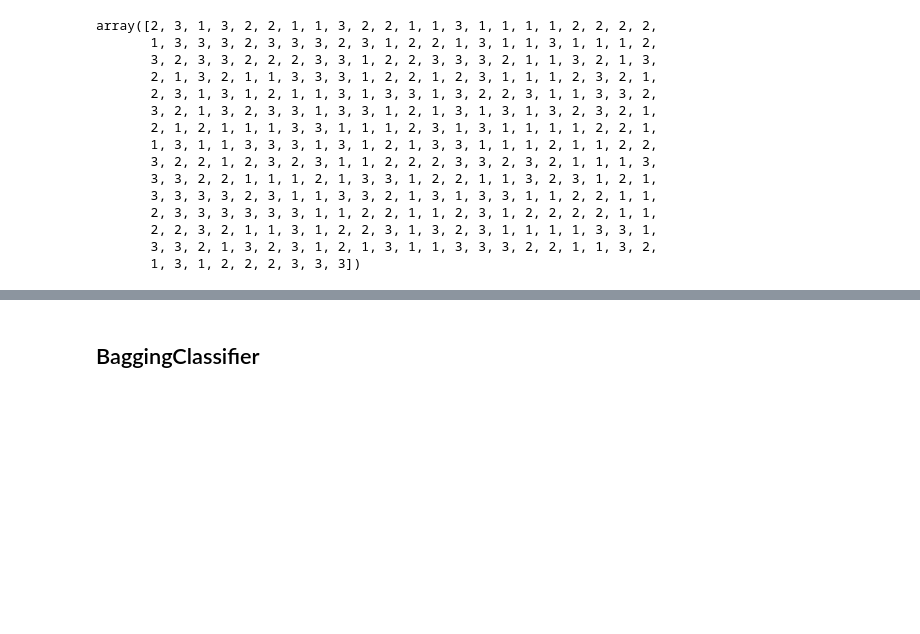
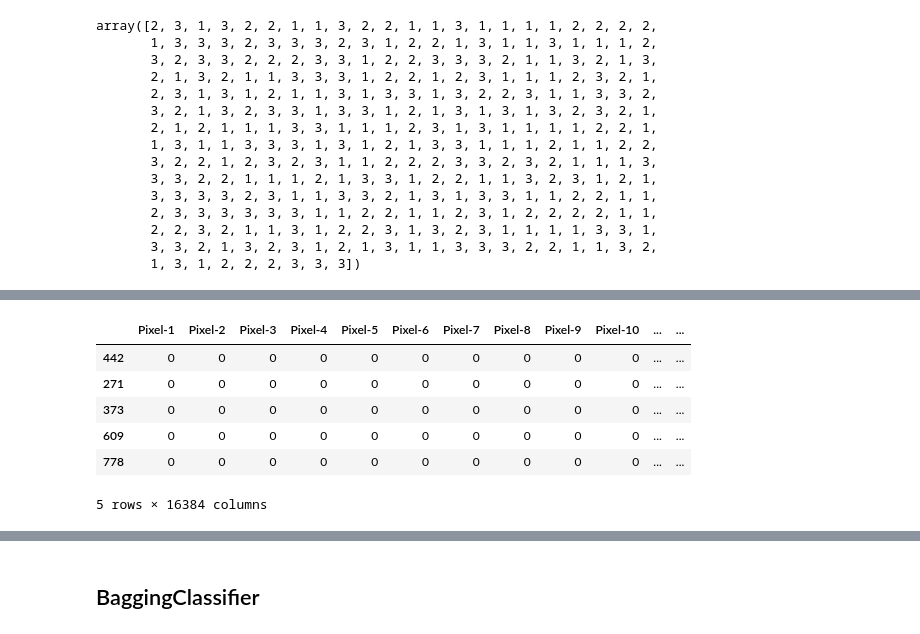
Before and after one commit to negativenagesh/Arecaverse, a Jupyter notebook: EDA/eda.ipynb, the cells around one changed output, grey strips where cells are left out. Cells and saved outputs as stored; diff of their text form; code cells hidden in the pictures; blank space fills up the shorter version.

```diff
--- a/EDA/eda.ipynb
+++ b/EDA/eda.ipynb
@@ -389,0 +456,10 @@ array([2, 3, 1, 3, 2, 2, 1, 1, 3, 2, 2, 1, 1, 3, 1, 1, 1, 1, 2, 2, 2, 2,
+# %%
+bags[1]['x_train'].head()
+# %% [output]
+|  | Pixel-1 | Pixel-2 | Pixel-3 | Pixel-4 | Pixel-5 | Pixel-6 | Pixel-7 | Pixel-8 | Pixel-9 | Pixel-10 | ... | ... |
+| 442 | 0 | 0 | 0 | 0 | 0 | 0 | 0 | 0 | 0 | 0 | ... | ... |
+| 271 | 0 | 0 | 0 | 0 | 0 | 0 | 0 | 0 | 0 | 0 | ... | ... |
+| 373 | 0 | 0 | 0 | 0 | 0 | 0 | 0 | 0 | 0 | 0 | ... | ... |
+| 609 | 0 | 0 | 0 | 0 | 0 | 0 | 0 | 0 | 0 | 0 | ... | ... |
+| 778 | 0 | 0 | 0 | 0 | 0 | 0 | 0 | 0 | 0 | 0 | ... | ... |
+5 rows × 16384 columns
```
Also changed, not shown: parts of 9 cells of this notebook.
